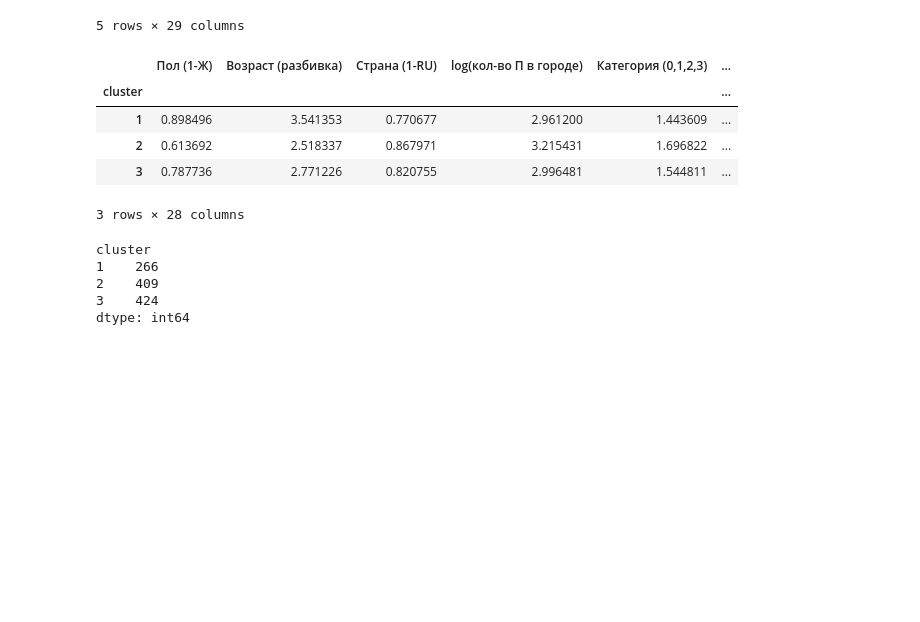
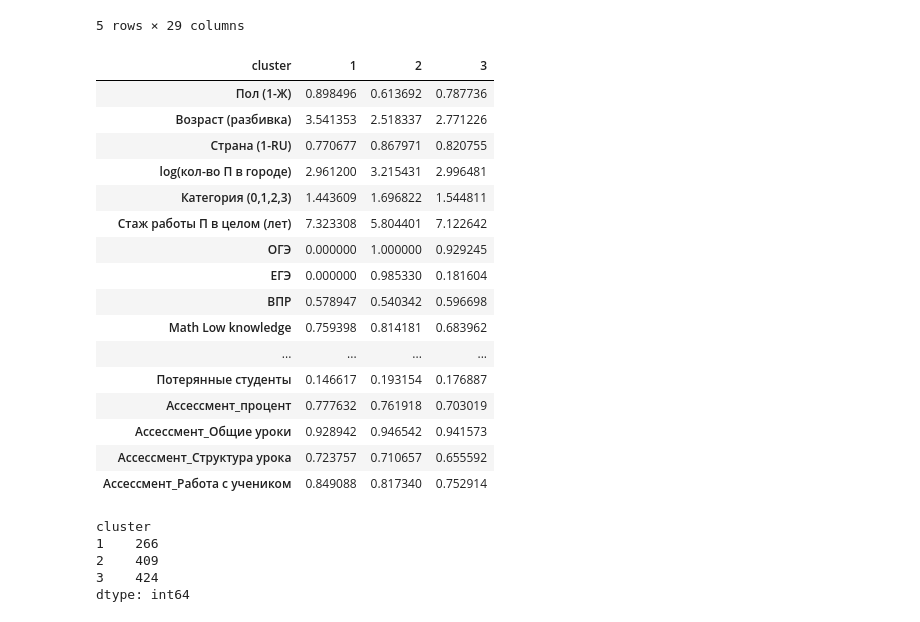
Before and after one commit to ani231990/-est_Statistics, a Jupyter notebook: Кластеризация_П.ipynb, the cells around one changed output. Saved outputs shown, nothing was run; the diff lists cells and outputs as text; code cells hidden in the pictures; blank space fills up the shorter version.

```diff
--- a/Кластеризация_П.ipynb
+++ b/Кластеризация_П.ipynb
@@ -238,14 +238,27 @@ df_for_clust.head()
 | 4 | 1 | 1 | 1 | 4.890349 | 1 | ... |
 5 rows × 29 columns
 # %%
-df_for_clust.groupby('cluster').mean()
+means = df_for_clust.groupby('cluster').mean()
+means_t = a.T
+means_t
 # %% [output]
-|  | Пол (1-Ж) | Возраст (разбивка) | Страна (1-RU) | log(кол-во П в городе) | Категория (0,1,2,3) | ... |
-| cluster |  |  |  |  |  | ... |
-| 1 | 0.898496 | 3.541353 | 0.770677 | 2.961200 | 1.443609 | ... |
-| 2 | 0.613692 | 2.518337 | 0.867971 | 3.215431 | 1.696822 | ... |
-| 3 | 0.787736 | 2.771226 | 0.820755 | 2.996481 | 1.544811 | ... |
+| cluster | 1 | 2 | 3 |
+| Пол (1-Ж) | 0.898496 | 0.613692 | 0.787736 |
+| Возраст (разбивка) | 3.541353 | 2.518337 | 2.771226 |
+| Страна (1-RU) | 0.770677 | 0.867971 | 0.820755 |
+| log(кол-во П в городе) | 2.961200 | 3.215431 | 2.996481 |
+| Категория (0,1,2,3) | 1.443609 | 1.696822 | 1.544811 |
+| Стаж работы П в целом (лет) | 7.323308 | 5.804401 | 7.122642 |
+| ОГЭ | 0.000000 | 1.000000 | 0.929245 |
+| ЕГЭ | 0.000000 | 0.985330 | 0.181604 |
+| ВПР | 0.578947 | 0.540342 | 0.596698 |
+| Math Low knowledge | 0.759398 | 0.814181 | 0.683962 |
+| ... | ... | ... | ... |
+| Потерянные студенты | 0.146617 | 0.193154 | 0.176887 |
+| Ассессмент_процент | 0.777632 | 0.761918 | 0.703019 |
+| Асcессмент_Общие уроки | 0.928942 | 0.946542 | 0.941573 |
+| Ассессмент_Структура урока | 0.723757 | 0.710657 | 0.655592 |
+| Ассессмент_Работа с учеником | 0.849088 | 0.817340 | 0.752914 |
-3 rows × 28 columns
 # %%
 df_for_clust.groupby('cluster').size()
 # %% [output]
```
